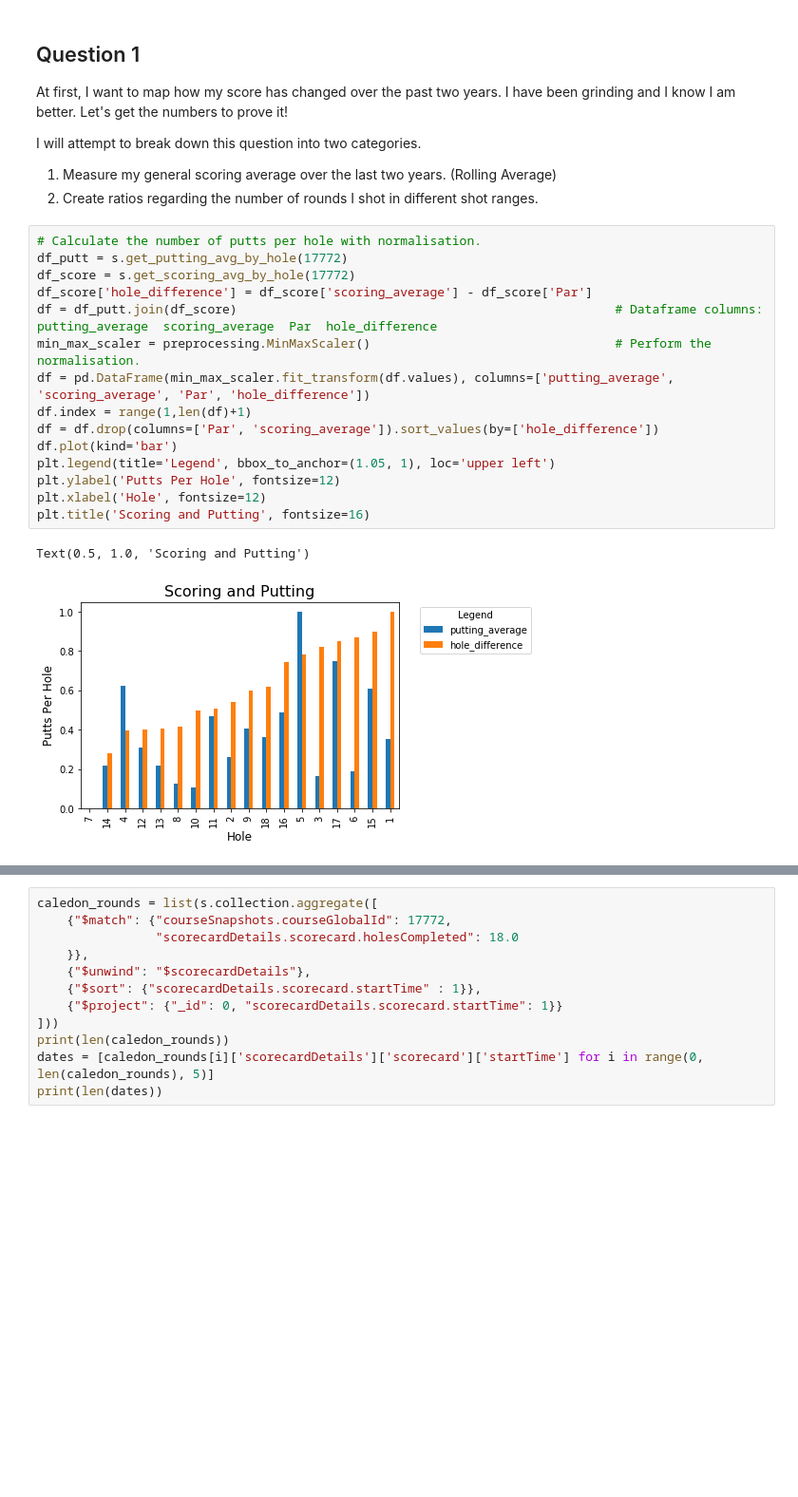
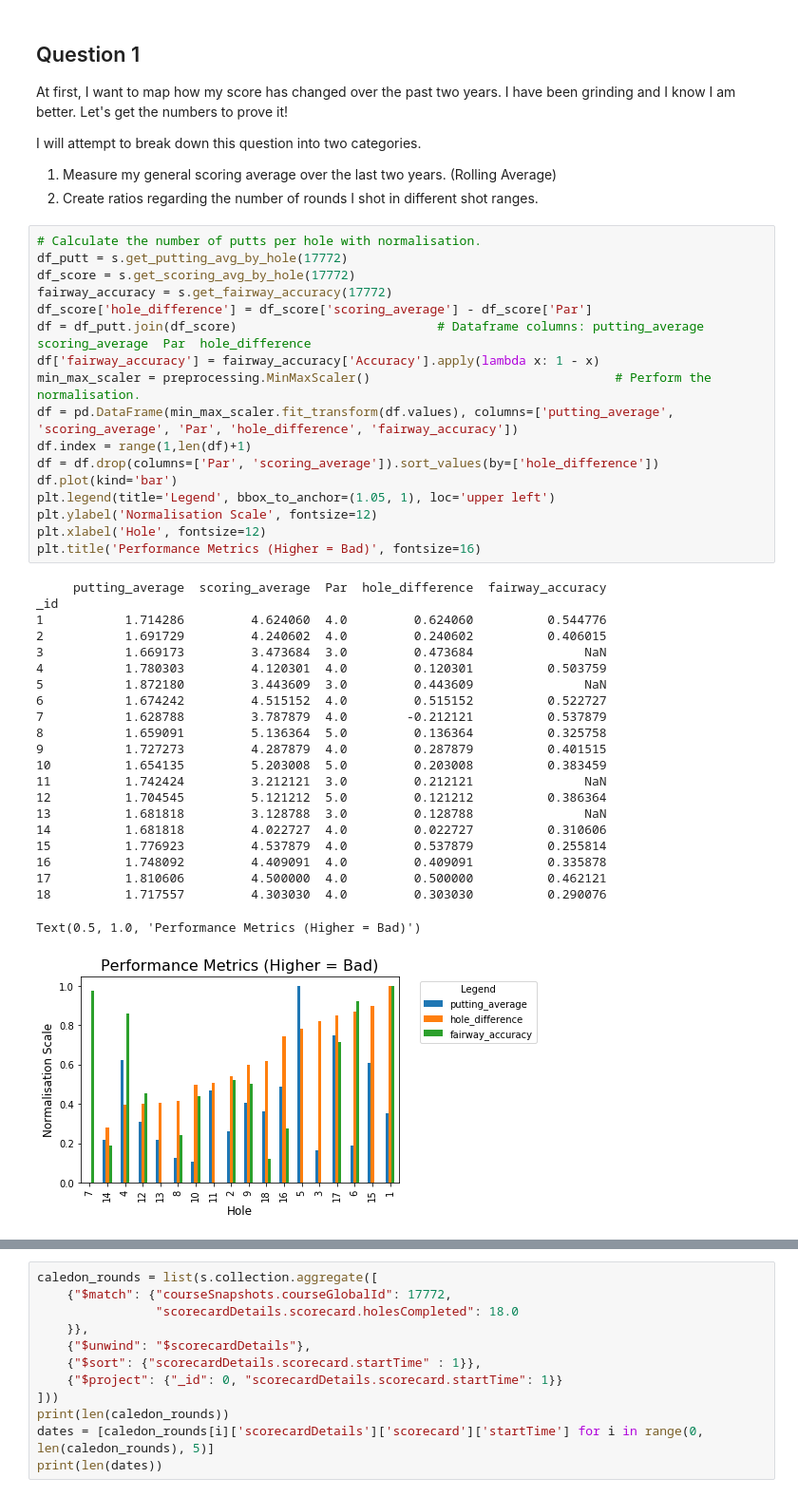
Before and after one commit to michaelkrakovsky/My_Golf_Journey, a Jupyter notebook: src/bin/performance_stories/Caledon_Woods.ipynb, the cells around one changed output, grey strips where cells are left out. Shown at 95% size. Drawn from its saved outputs; the diff is of its cells as text; blank space fills up the shorter version.

Commit message:
New: Fairway Accuracy Added

```diff
--- a/src/bin/performance_stories/Caledon_Woods.ipynb
+++ b/src/bin/performance_stories/Caledon_Woods.ipynb
@@ -30,18 +33,40 @@ I will attempt to break down this question into two categories.
 # %%
 # Calculate the number of putts per hole with normalisation.
 df_putt = s.get_putting_avg_by_hole(17772)
 df_score = s.get_scoring_avg_by_hole(17772)
+fairway_accuracy = s.get_fairway_accuracy(17772)
 df_score['hole_difference'] = df_score['scoring_average'] - df_score['Par']
-df = df_putt.join(df_score)                                                   # Dataframe columns: putting_average  scoring_average  Par  hole_difference
+df = df_putt.join(df_score)                           # Dataframe columns: putting_average  scoring_average  Par  hole_difference
+df['fairway_accuracy'] = fairway_accuracy['Accuracy'].apply(lambda x: 1 - x)
 min_max_scaler = preprocessing.MinMaxScaler()                                 # Perform the normalisation.
-df = pd.DataFrame(min_max_scaler.fit_transform(df.values), columns=['putting_average', 'scoring_average', 'Par', 'hole_difference'])
+df = pd.DataFrame(min_max_scaler.fit_transform(df.values), columns=['putting_average', 'scoring_average', 'Par', 'hole_difference', 'fairway_accuracy'])
 df.index = range(1,len(df)+1)
 df = df.drop(columns=['Par', 'scoring_average']).sort_values(by=['hole_difference'])
 df.plot(kind='bar')
 plt.legend(title='Legend', bbox_to_anchor=(1.05, 1), loc='upper left')
-plt.ylabel('Putts Per Hole', fontsize=12)
+plt.ylabel('Normalisation Scale', fontsize=12)
 plt.xlabel('Hole', fontsize=12)
-plt.title('Scoring and Putting', fontsize=16)
+plt.title('Performance Metrics (Higher = Bad)', fontsize=16)
 # %% [output]
-Text(0.5, 1.0, 'Scoring and Putting')
+     putting_average  scoring_average  Par  hole_difference  fairway_accuracy
+_id
+1           1.714286         4.624060  4.0         0.624060          0.544776
+2           1.691729         4.240602  4.0         0.240602          0.406015
+3           1.669173         3.473684  3.0         0.473684               NaN
+4           1.780303         4.120301  4.0         0.120301          0.503759
+5           1.872180         3.443609  3.0         0.443609               NaN
+6           1.674242         4.515152  4.0         0.515152          0.522727
+7           1.628788         3.787879  4.0        -0.212121          0.537879
+8           1.659091         5.136364  5.0         0.136364          0.325758
+9           1.727273         4.287879  4.0         0.287879          0.401515
+10          1.654135         5.203008  5.0         0.203008          0.383459
+11          1.742424         3.212121  3.0         0.212121               NaN
+12          1.704545         5.121212  5.0         0.121212          0.386364
+13          1.681818         3.128788  3.0         0.128788               NaN
+14          1.681818         4.022727  4.0         0.022727          0.310606
+15          1.776923         4.537879  4.0         0.537879          0.255814
+16          1.748092         4.409091  4.0         0.409091          0.335878
+17          1.810606         4.500000  4.0         0.500000          0.462121
+18          1.717557         4.303030  4.0         0.303030          0.290076
+Text(0.5, 1.0, 'Performance Metrics (Higher = Bad)')
-[figure, old version]
+[figure, new version]
```
Also changed, not shown: parts of 2 cells of this notebook, 1 other file.
